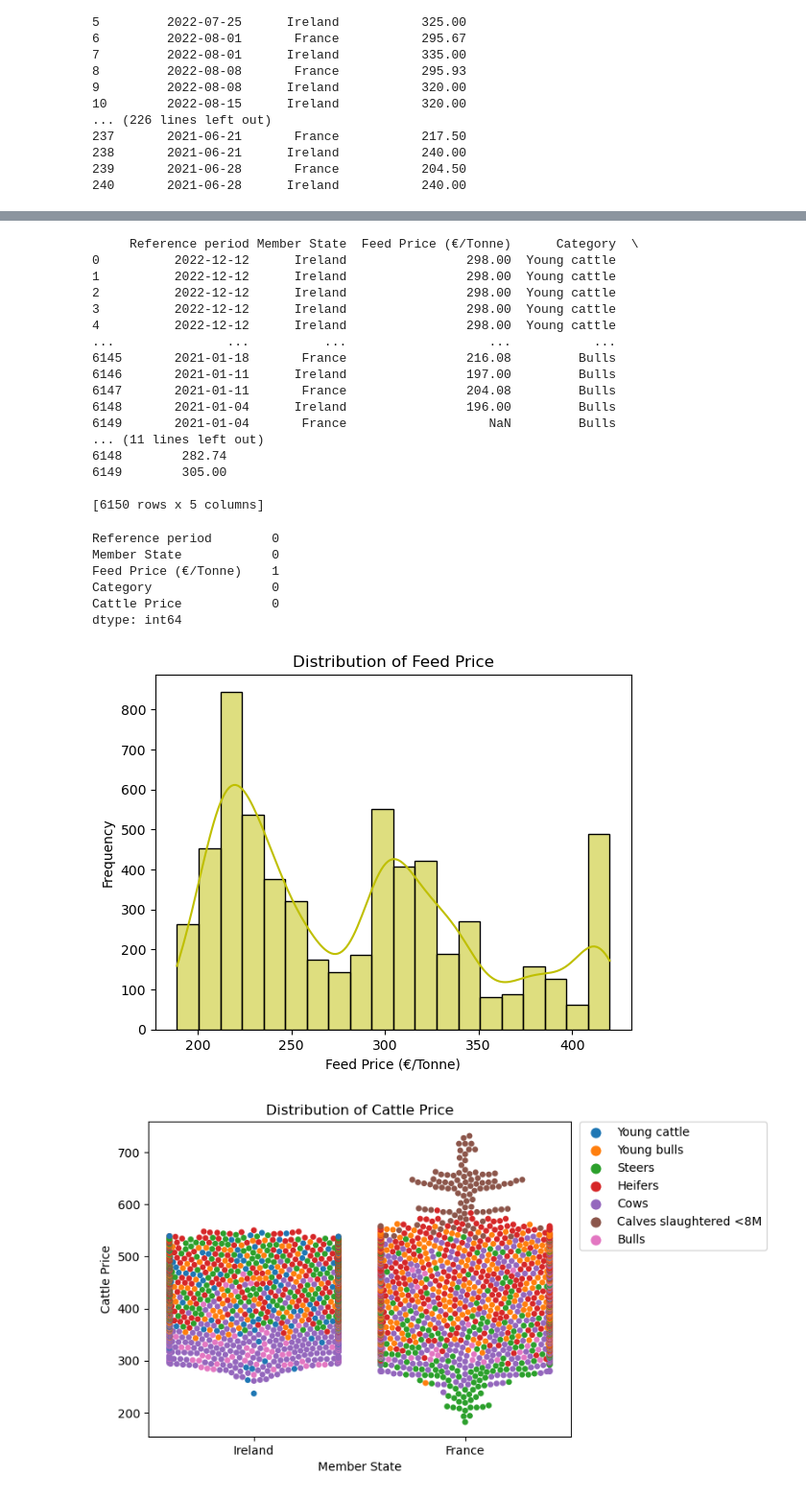
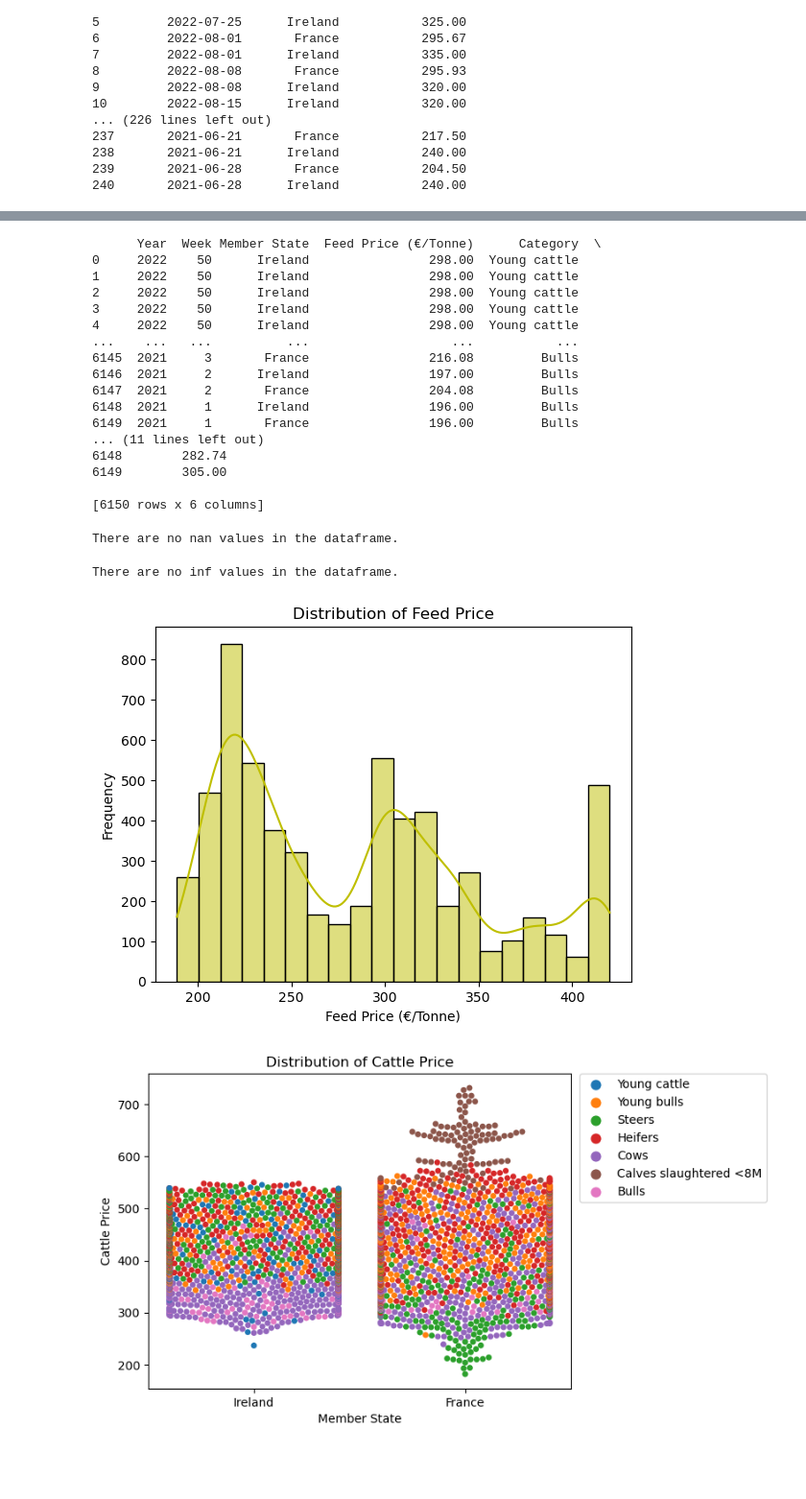
Before and after one commit to sba22222/CA2, a Jupyter notebook: CA2_TAKE2.ipynb, the cells around one changed output, grey strips where cells are left out. Shown at 96% size. Drawn from its saved outputs; the diff is of its cells as text; code cells hidden in the pictures; blank space fills up the shorter version.

```diff
--- a/CA2_TAKE2.ipynb
+++ b/CA2_TAKE2.ipynb
@@ -86,7 +140,7 @@ print(df_feed)
 240  Deliver to first customer - silo or processing...           240.00
 # %%
 # Drop the 'End Date' and 'Week' column because its is not useful
-df_cattle = df_cattle.drop(columns=['End Date', 'Week', 'Year', 'Product'])
+df_cattle = df_cattle.drop(columns=['End Date', 'Product'])
 
 # Check result
 print(df_cattle)
@@ -273,6 +323,9 @@ Category                  0
 Cattle Price              0
 Feed Price (€/Tonne)    317
 dtype: int64
+# %%
+# Drop the 'Reference period' as it has a data type of datetime64[ns] which may cause problem with our model later
+df = df.drop(columns=['Reference period'])
 # %%
 # Swap 'Price' column to be target variable
-df = df[['Reference period', 'Member State', 'Feed Price (€/Tonne)', 'Category', 'Cattle Price']]
+df = df[['Year', 'Week', 'Member State', 'Feed Price (€/Tonne)', 'Category', 'Cattle Price']]
@@ -290,48 +340,49 @@ plt.savefig('./Images/1_before_imputation_histogram.svg')
 # %%
 # Forward fill the missing values in the "Price (€/Tonne)" column
-df["Feed Price (€/Tonne)"].bfill(inplace=True)
+df["Feed Price (€/Tonne)"].ffill(inplace=True)
 
 # Check result
 print(df)
 # %% [output]
-     Reference period Member State  Feed Price (€/Tonne)      Category  \
-0          2022-12-12      Ireland                298.00  Young cattle
-1          2022-12-12      Ireland                298.00  Young cattle
-2          2022-12-12      Ireland                298.00  Young cattle
-3          2022-12-12      Ireland                298.00  Young cattle
-4          2022-12-12      Ireland                298.00  Young cattle
-...               ...          ...                   ...           ...
-6145       2021-01-18       France                216.08         Bulls
-6146       2021-01-11      Ireland                197.00         Bulls
-6147       2021-01-11       France                204.08         Bulls
-6148       2021-01-04      Ireland                196.00         Bulls
-6149       2021-01-04       France                   NaN         Bulls
+      Year  Week Member State  Feed Price (€/Tonne)      Category  \
+0     2022    50      Ireland                298.00  Young cattle
+1     2022    50      Ireland                298.00  Young cattle
+2     2022    50      Ireland                298.00  Young cattle
+3     2022    50      Ireland                298.00  Young cattle
+4     2022    50      Ireland                298.00  Young cattle
+...    ...   ...          ...                   ...           ...
+6145  2021     3       France                216.08         Bulls
+6146  2021     2      Ireland                197.00         Bulls
+6147  2021     2       France                204.08         Bulls
+6148  2021     1      Ireland                196.00         Bulls
+6149  2021     1       France                196.00         Bulls
 ... (11 lines left out)
 6148        282.74
 6149        305.00
 
-[6150 rows x 5 columns]
+[6150 rows x 6 columns]
-# %%
-# Count the number of null values in each column
-df.isnull().sum()
-# %% [output]
-Reference period        0
-Member State            0
-Feed Price (€/Tonne)    1
-Category                0
-Cattle Price            0
-dtype: int64
+# %%
+if df.isnull().any().any():
+    print("There are nan values in the dataframe.")
+else:
+    print("There are no nan values in the dataframe.")
+# %% [output]
+There are no nan values in the dataframe.
+# %%
+if df.isin([np.inf, -np.inf]).any().any():
+    print("There are inf values in the dataframe.")
+else:
+    print("There are no inf values in the dataframe.")
+# %% [output]
+There are no inf values in the dataframe.
 # %%
 # Plot distribution of 'Price (€/Tonne)' to check for any change to distribution after imputation of missing values
-sns.histplot(data = df, x = 'Feed Price (€/Tonne)', bins = 20, kde = True, color = 'y')
-plt.title('Distribution of Feed Price')
-plt.xlabel('Feed Price (€/Tonne)')
-plt.ylabel('Frequency');
+plot_histogram(df, 'Feed Price (€/Tonne)', 'Distribution of Feed Price', 'Feed Price (€/Tonne)')
 
 # Save the image else where to be used in report
-plt.savefig('./Images/2_after_imputation_histogram.svg')
+plt.savefig('./Images/Img2_after_imputation_histogram.svg')
 # %% [output]
-[figure, old version]
+[figure, new version]
 # %%
 # Violin plot of price distribution of cattle by country
 plt.title('Distribution of Cattle Price')
```
Also changed, not shown: parts of 73 cells of this notebook.
